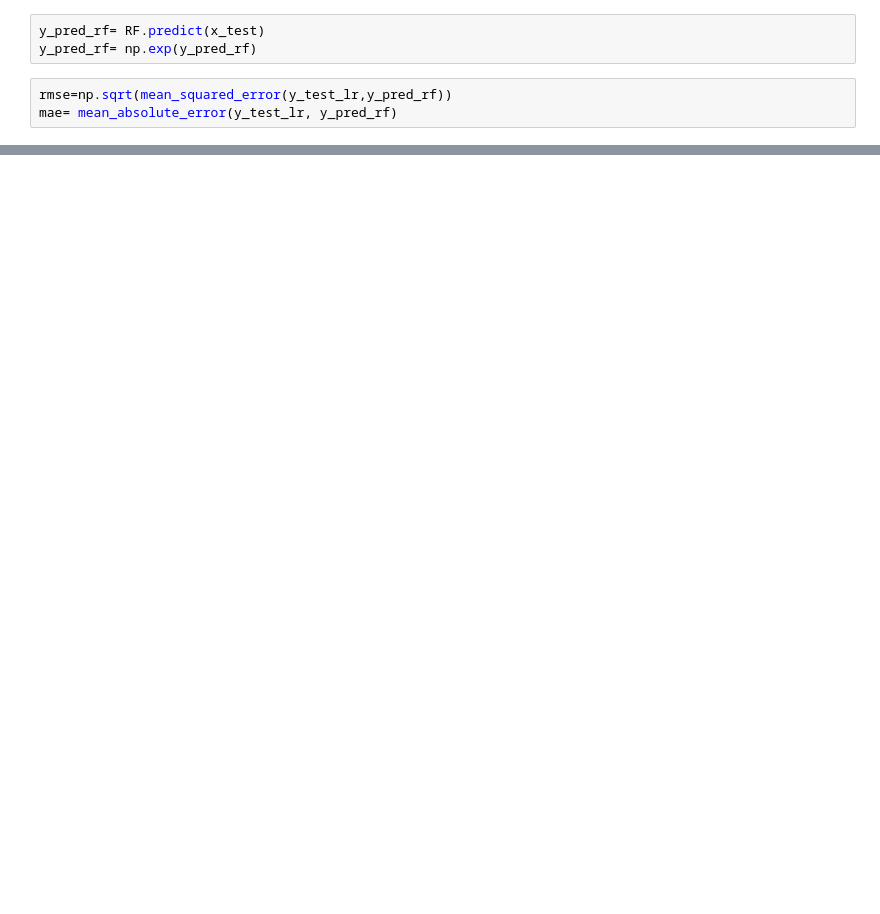
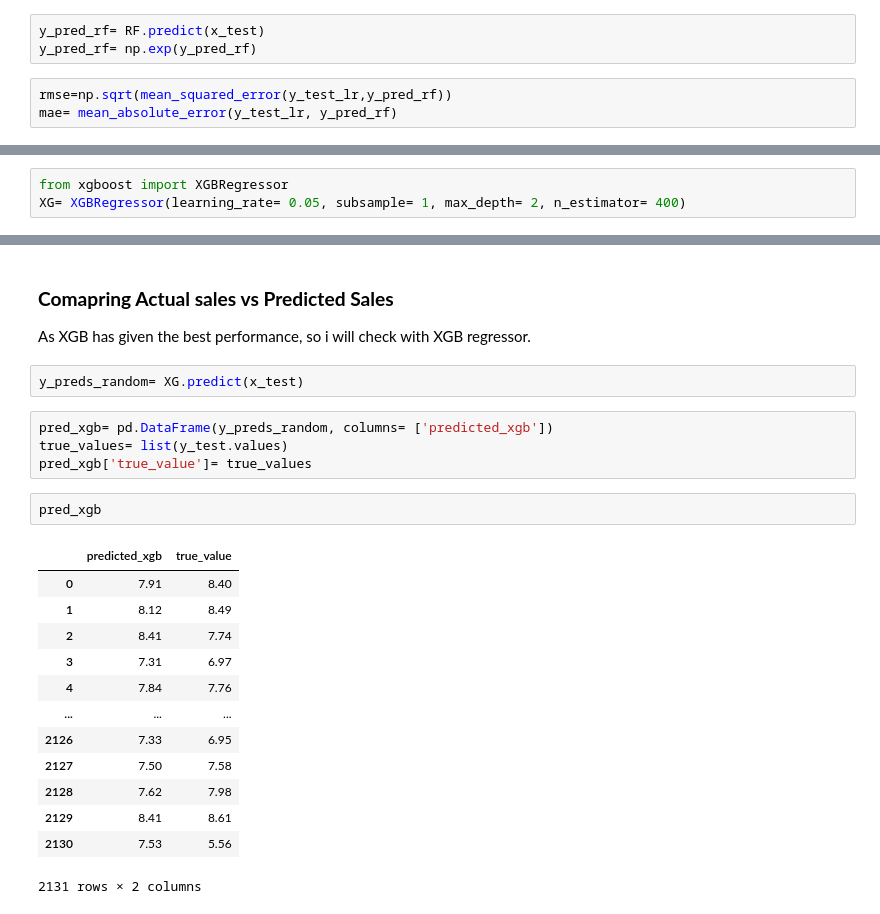
Before and after one commit to prateekkosta/Big-Mart-sales-analysis-, a Jupyter notebook: BigMart_Data_Analysis.ipynb, the cells around one changed output, grey strips where cells are left out. Saved outputs shown, nothing was run; the diff lists cells and outputs as text; blank space fills up the shorter version.

```diff
--- a/BigMart_Data_Analysis.ipynb
+++ b/BigMart_Data_Analysis.ipynb
@@ -778,0 +787,3 @@ MAE value:  0.41
+# %%
+from xgboost import XGBRegressor
+XG= XGBRegressor(learning_rate= 0.05, subsample= 1, max_depth= 2, n_estimator= 400)
@@ -778,0 +815,25 @@ MAE value:  0.41
+# %% [markdown]
+### **Comapring Actual sales vs Predicted Sales**
+As XGB has given the best performance, so i will check with XGB regressor.
+# %%
+y_preds_random= XG.predict(x_test)
+# %%
+pred_xgb= pd.DataFrame(y_preds_random, columns= ['predicted_xgb'])
+true_values= list(y_test.values)
+pred_xgb['true_value']= true_values
+# %%
+pred_xgb
+# %% [output]
+|  | predicted_xgb | true_value |
+| 0 | 7.91 | 8.40 |
+| 1 | 8.12 | 8.49 |
+| 2 | 8.41 | 7.74 |
+| 3 | 7.31 | 6.97 |
+| 4 | 7.84 | 7.76 |
+| ... | ... | ... |
+| 2126 | 7.33 | 6.95 |
+| 2127 | 7.50 | 7.58 |
+| 2128 | 7.62 | 7.98 |
+| 2129 | 8.41 | 8.61 |
+| 2130 | 7.53 | 5.56 |
+2131 rows × 2 columns
```
Also changed, not shown: parts of 16 cells of this notebook.
